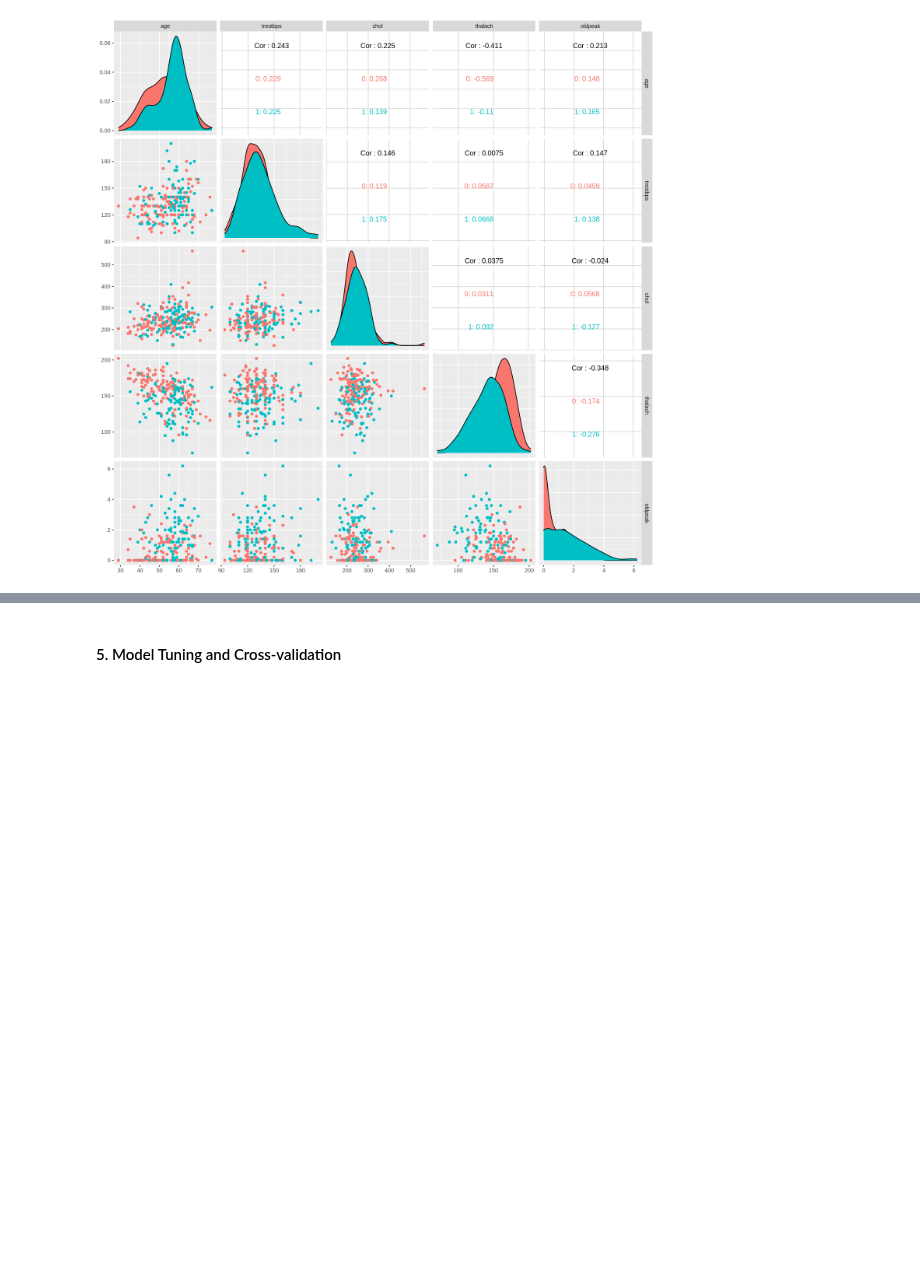
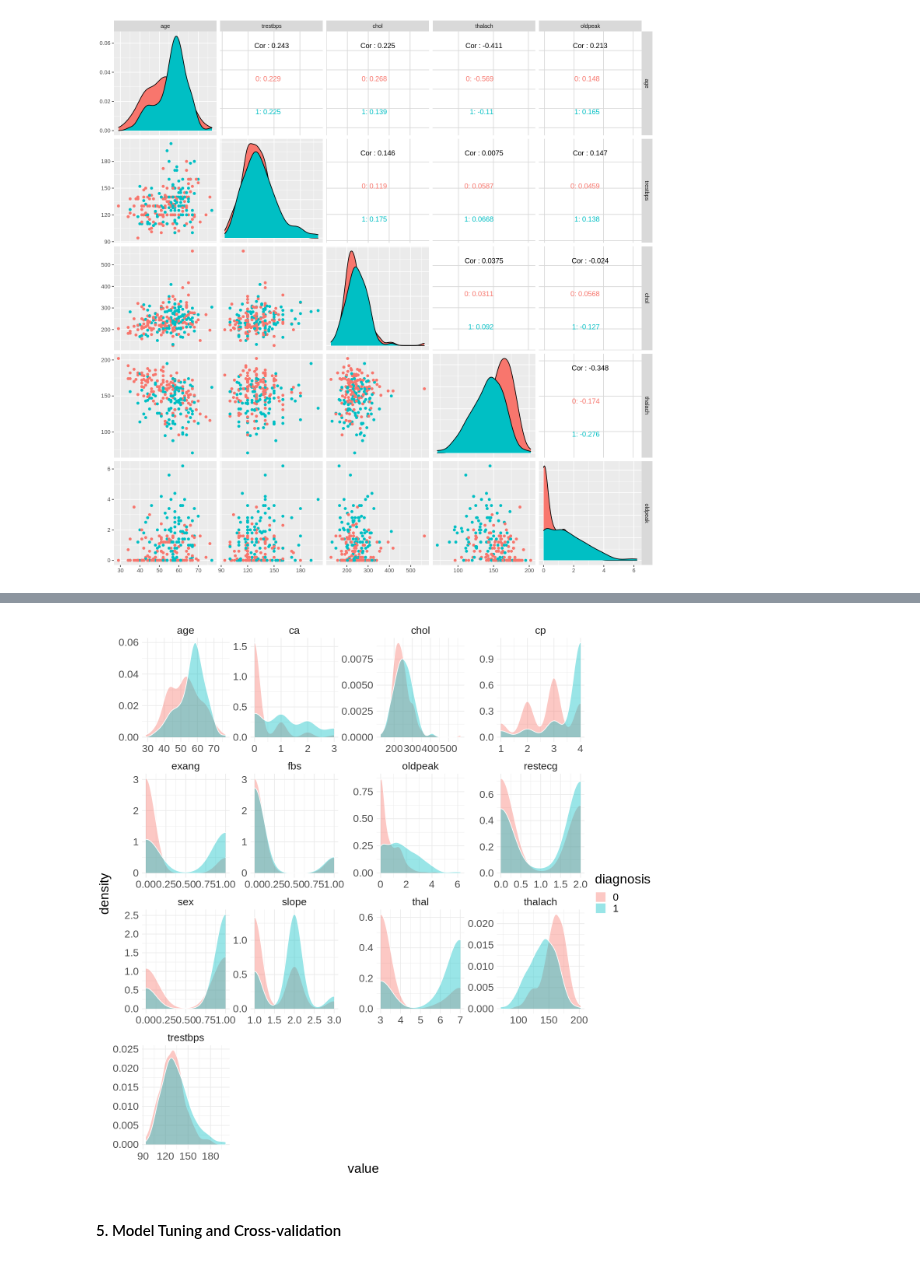
Before and after one commit to acholj/Updated-DSCI-Group-Project, a Jupyter notebook: Heart_Disease_Report.ipynb, the cells around one changed output, grey strips where cells are left out. Cells and saved outputs as stored; diff of their text form; code cells hidden in the pictures; blank space fills up the shorter version.

Commit message:
Added density plot for predictor selection.

```diff
--- a/Heart_Disease_Report.ipynb
+++ b/Heart_Disease_Report.ipynb
@@ -77,6 +59,7 @@ We used the line plot with the scatter plot to present the K-vs.-Accuracy relati
 # Set the value of seed to ensure reproducibility
 set.seed(200)
 # %%
-# Download the dataset from the web
+# Read the dataset from the web into a tibble dataframe
 url <- 'https://archive.ics.uci.edu/ml/machine-learning-databases/heart-disease/processed.cleveland.data'
-download.file(url,destfile='HeartDisease_Cleveland.csv')
+heart_cleve <- read_csv(url,col_names = FALSE)
+head(heart_cleve)
@@ -83,4 +92,0 @@ download.file(url,destfile='HeartDisease_Cleveland.csv')
-# %%
-# Read the 'HeartDisease_Cleveland.csv' file into a dataframe (a tibble)
-heart_cleve <- read_csv('HeartDisease_Cleveland.csv',col_names = FALSE)
-head(heart_cleve)
@@ -284,3 +263,20 @@ ggpairs(heart_train, columns = 1:5, ggplot2::aes(colour = diagnosis))
 # Source: https://www.r-graph-gallery.com/199-correlation-matrix-with-ggally.html#:~:text=The%20ggpairs()%20function%20of,is%20available%20on%20the%20diagonal.
 # %% [output]
 [figure]
+# %%
+heart_cleve %>%
+    pivot_longer(cols = -diagnosis, names_to = 'variables', values_to = 'value')  %>%
+    ggplot(aes(value, fill = diagnosis)) +
+        geom_density(alpha = 0.4, colour = 'white') +
+        facet_wrap(~ variables, scales = 'free') +
+        theme_minimal() +
+        theme(text = element_text(size = 20))
+
+# cluster_assignments %>%
+#     pivot_longer(cols = -.cluster, names_to = 'category', values_to = 'value')  %>%
+#     ggplot(aes(value, fill = .cluster)) +
+#         geom_density(alpha = 0.4, colour = 'white') +
+#         facet_wrap(~ category, scales = 'free') +
+#         theme_minimal() +
+#         theme(text = element_text(size = 20))
+# %% [output]
@@ -287,3 +285,4 @@ ggpairs(heart_train, columns = 1:5, ggplot2::aes(colour = diagnosis))
+[figure, added]
 # %% [markdown]
 #### 5. Model Tuning and Cross-validation
 # %% [markdown]
```
Also changed, not shown: parts of 7 cells of this notebook.
